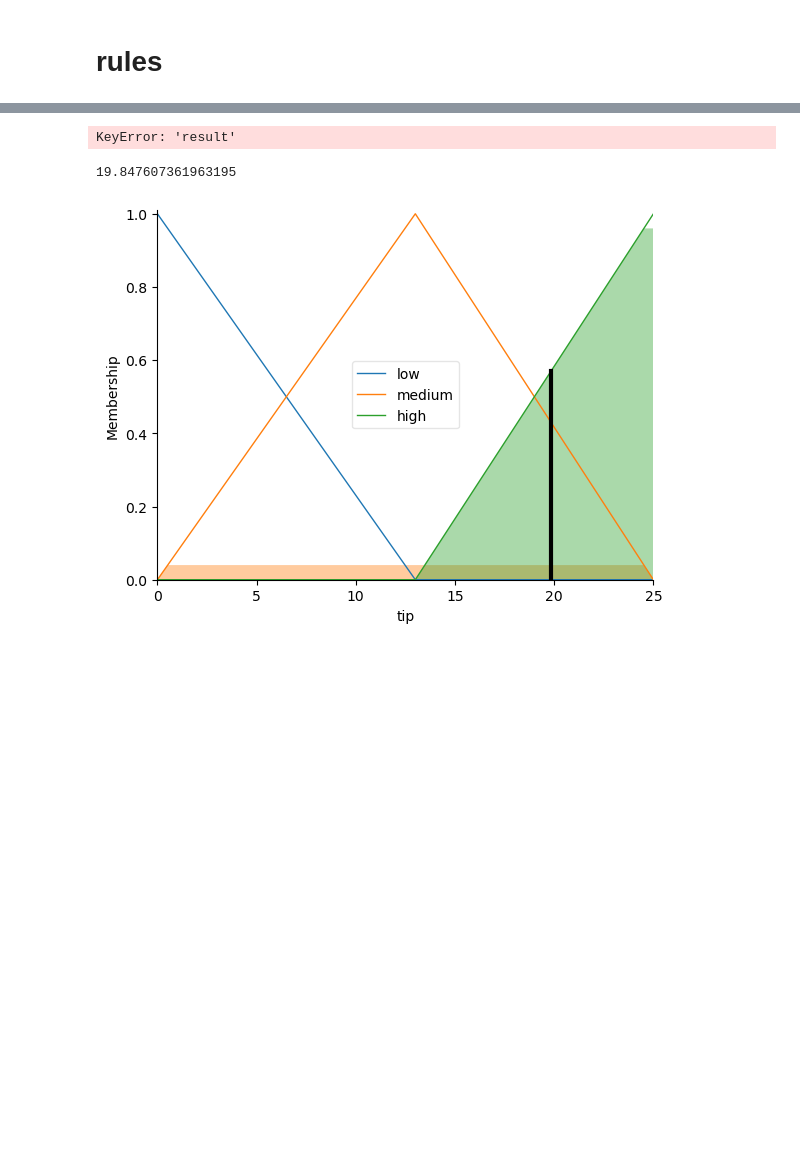
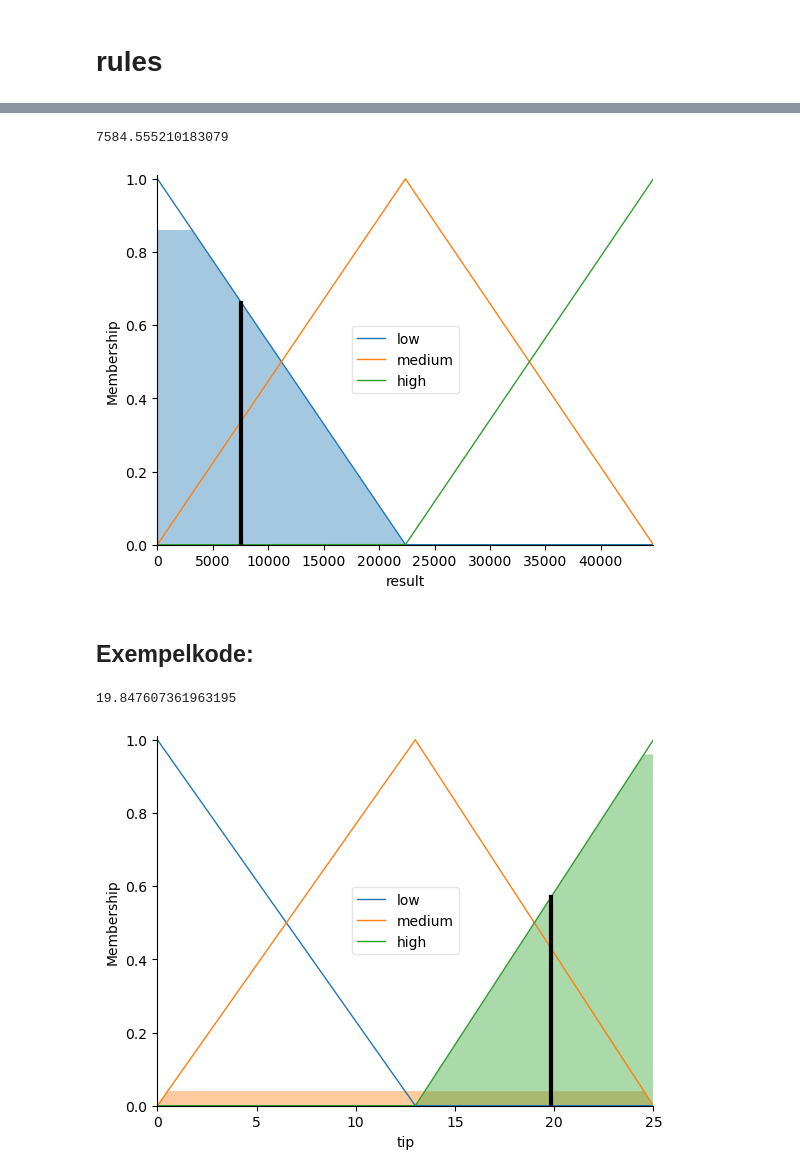
Before and after one commit to Harithelamin/ACIT4620-24H-G6, a Jupyter notebook: dataset_manager.ipynb, the cells around one changed output, grey strips where cells are left out. Drawn from its saved outputs; the diff is of its cells as text; code cells hidden in the pictures; blank space fills up the shorter version.

```diff
--- a/dataset_manager.ipynb
+++ b/dataset_manager.ipynb
@@ -166,45 +139,61 @@ KeyError: 'result'
 # %%
-
 # Rule 1: Low income and low debt result in a low loan amount
 rule1 = ctrl.Rule(annual_income['low'] & outstanding_debt['low'], result['low'])
 
 # Rule 2: Medium income and low debt result in a medium loan amount
-rule2 = ctrl.Rule(annual_income['medium'] & outstanding_debt['low'], result['medium'])
+rule2 = ctrl.Rule(annual_income['medium'], result['medium'])
 
 # Rule 3: High income and low debt result in a high loan amount
 rule3 = ctrl.Rule(annual_income['high'] & outstanding_debt['low'], result['high'])
+
+
+
+# # Rule 1: Low income and low debt result in a low loan amount
+# rule1 = ctrl.Rule(annual_income['low'] & outstanding_debt['low'], result['low'])
+
+# # Rule 2: Medium income and low debt result in a medium loan amount
+# rule2 = ctrl.Rule(annual_income['medium'] & outstanding_debt['low'], result['medium'])
+
+# # Rule 3: High income and low debt result in a high loan amount
+# rule3 = ctrl.Rule(annual_income['high'] & outstanding_debt['low'], result['high'])
 
 # # Rule 4: Low income and medium debt result in a low loan amount
 # rule4 = ctrl.Rule(annual_income['low'] & outstanding_debt['medium'], result['low'])
 
 # # Rule 5: Medium income and medium debt result in a medium loan amount
 # rule5 = ctrl.Rule(annual_income['medium'] & outstanding_debt['medium'], result['medium'])
 
 # # Rule 6: High income and medium debt result in a high loan amount
 # rule6 = ctrl.Rule(annual_income['high'] & outstanding_debt['medium'], result['high'])
 
 # # Rule 7: Low income and high debt result in a low loan amount
 # rule7 = ctrl.Rule(annual_income['low'] & outstanding_debt['high'], result['low'])
 
 # # Rule 8: Medium income and high debt result in a medium loan amount
 # rule8 = ctrl.Rule(annual_income['medium'] & outstanding_debt['high'], result['low'])
 
 # # Rule 9: High income and high debt result in a high loan amount
 # rule9 = ctrl.Rule(annual_income['high'] & outstanding_debt['high'], result['medium'])
 
 
 
+
+
+
 loan_ctrl = ctrl.ControlSystem([rule1, rule2, rule3])
 loan = ctrl.ControlSystemSimulation(loan_ctrl)
-loan.input['Annual_Income'] = 80000
-loan.input['Outstanding_Debt'] = 210000
+loan.input['Annual_Income'] = 8000
+loan.input['Outstanding_Debt'] = 2100
 
 # Crunch the numbers
 loan.compute()
 print(loan.output['result'])
 result.view(sim=loan)
 # %% [output]
-KeyError: 'result'
+7584.555210183079
+[figure, added]
+# %% [markdown]
+## Exempelkode:
 # %%
 import numpy as np
 import skfuzzy as fuzz
```
Also changed, not shown: parts of 3 cells of this notebook.
